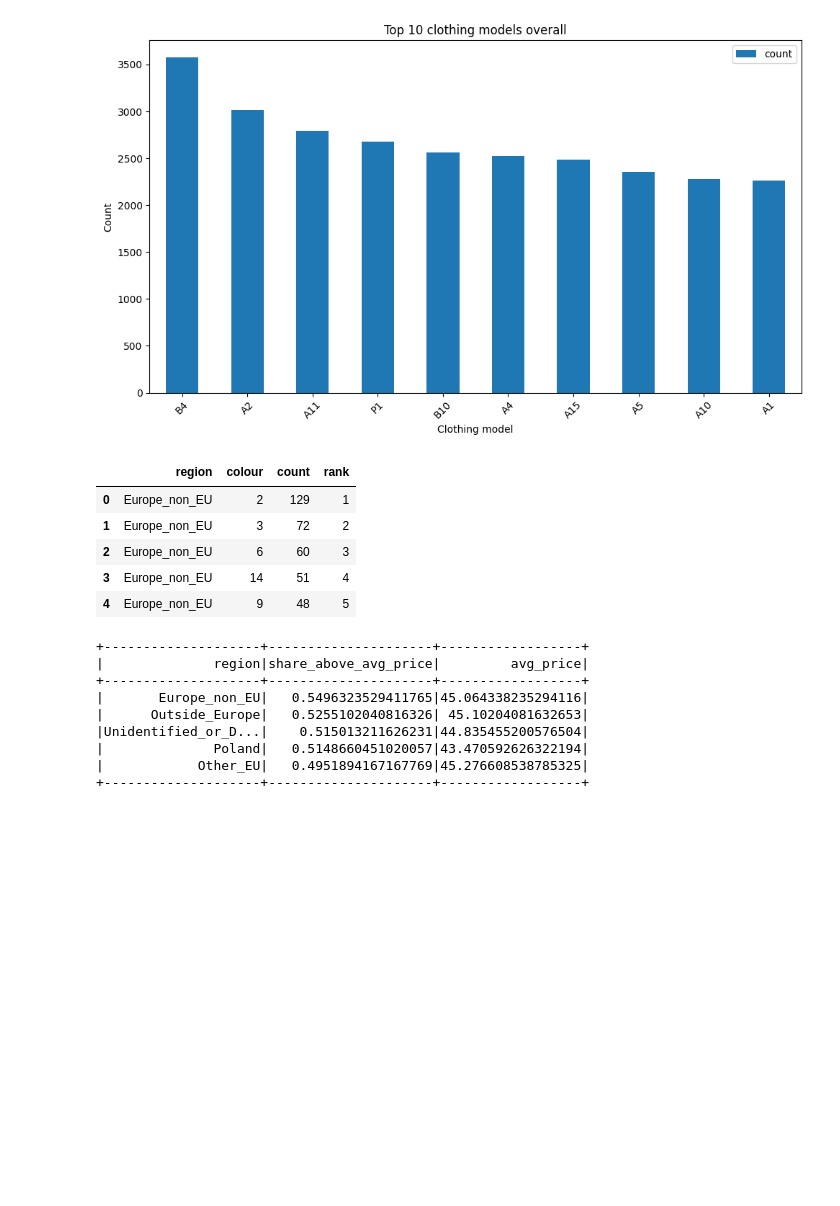
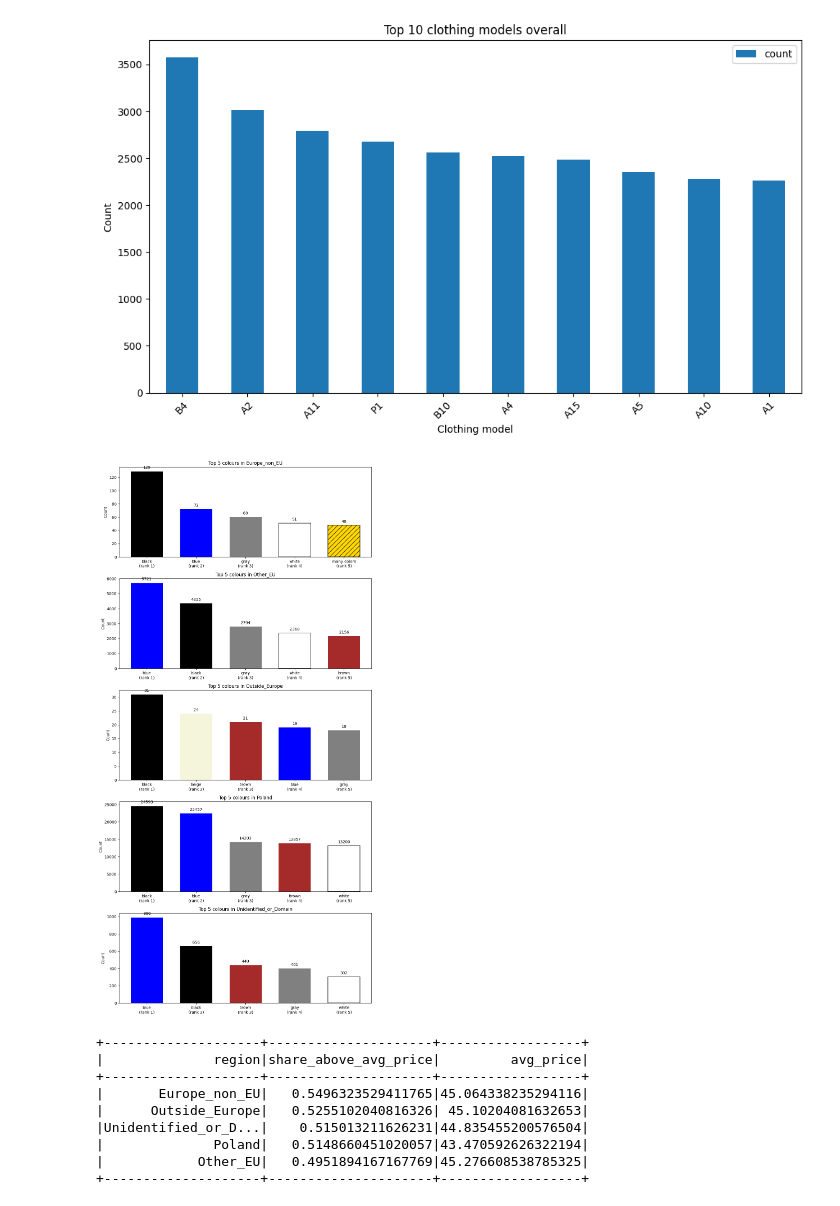
Before and after one commit to namvdo/bdpa-clickflow, a Jupyter notebook: notebooks/02_analysis.ipynb, the cells around one changed output. Drawn from its saved outputs; the diff is of its cells as text; code cells hidden in the pictures; blank space fills up the shorter version.

Commit message:
Feat: Add top-5 color plots

```diff
--- a/notebooks/02_analysis.ipynb
+++ b/notebooks/02_analysis.ipynb
@@ -78,6 +78,24 @@ colour_map = {
     13: "violet",
     14: "white",
 }
+
+plot_colour_map = {
+    "beige": "beige",
+    "black": "black",
+    "blue": "blue",
+    "brown": "brown",
+    "burgundy": "#800020",
+    "gray": "gray",
+    "green": "green",
+    "navy blue": "navy",
+    "many colors": "gold",
+    "olive": "olive",
+    "pink": "pink",
+    "red": "red",
+    "violet": "violet",
+    "white": "white",
+}
+
 
 import matplotlib.pyplot as plt
 
@@ -281,24 +299,72 @@ plot_df(
 # %%
 # top-5 colours per region
 top_colours = df.groupBy("region", "colour").count()
 
 w = Window.partitionBy("region").orderBy(F.desc("count"))
 
 top5_colours = (
     top_colours.withColumn("rank", F.row_number().over(w))
     .filter(F.col("rank") <= 5)
     .orderBy("region", "rank")
 )
 
 pdf = top5_colours.toPandas()
-pdf.head(5)
+
+pivot = pdf.pivot(index="region", columns="colour", values="count").fillna(0)
+
+import matplotlib.pyplot as plt
+
+
+def plot_top5_colours_ranked(pdf, colour_map, plot_colour_map):
+    pdf = pdf.copy()
+
+    pdf["colour"] = pdf["colour"].astype(int)
+    pdf["rank"] = pdf["rank"].astype(int)
+
+    pdf["colour_name"] = pdf["colour"].map(colour_map)
+
+    regions = pdf["region"].unique()
+    n = len(regions)
+
+    fig, axes = plt.subplots(n, 1, figsize=(10, 4 * n))
+
+    if n == 1:
+        axes = [axes]
+
+    for ax, region in zip(axes, regions):
+        sub = pdf[pdf["region"] == region].sort_values("rank")
+
+        x_labels = [f"{name}\n(rank {rank})" for name, rank in zip(sub["colour_name"], sub["rank"])]
+        bar_colors = [plot_colour_map.get(name, "lightgray") for name in sub["colour_name"]]
+
+        bars = ax.bar(x_labels, sub["count"], color=bar_colors, width=0.65)
+
+        ax.set_title(f"Top 5 colours in {region}")
+        ax.set_ylabel("Count")
+
+        for bar, (_, row) in zip(bars, sub.iterrows()):
+            ax.text(
+                bar.get_x() + bar.get_width() / 2,
+                bar.get_height() + sub["count"].max() * 0.02,
+                str(row["count"]),
+                ha="center",
+                va="bottom"
+            )
+
+        for bar, (_, row) in zip(bars, sub.iterrows()):
+            if row["colour_name"] == "white":
+                bar.set_edgecolor("black")
+                bar.set_linewidth(1.2)
+            if row["colour_name"] == "many colors":
+                bar.set_hatch("//")
+                bar.set_edgecolor("black")
+                bar.set_linewidth(1.2)
+
+    plt.tight_layout()
+    plt.show()
+plot_top5_colours_ranked(pdf, colour_map, plot_colour_map)
 # %% [output]
-|  | region | colour | count | rank |
-| 0 | Europe_non_EU | 2 | 129 | 1 |
-| 1 | Europe_non_EU | 3 | 72 | 2 |
-| 2 | Europe_non_EU | 6 | 60 | 3 |
-| 3 | Europe_non_EU | 14 | 51 | 4 |
-| 4 | Europe_non_EU | 9 | 48 | 5 |
+[figure, added]
 # %%
 # above-average price preference by region
 price_pref = (
```
Also changed, not shown: parts of 2 cells of this notebook.
